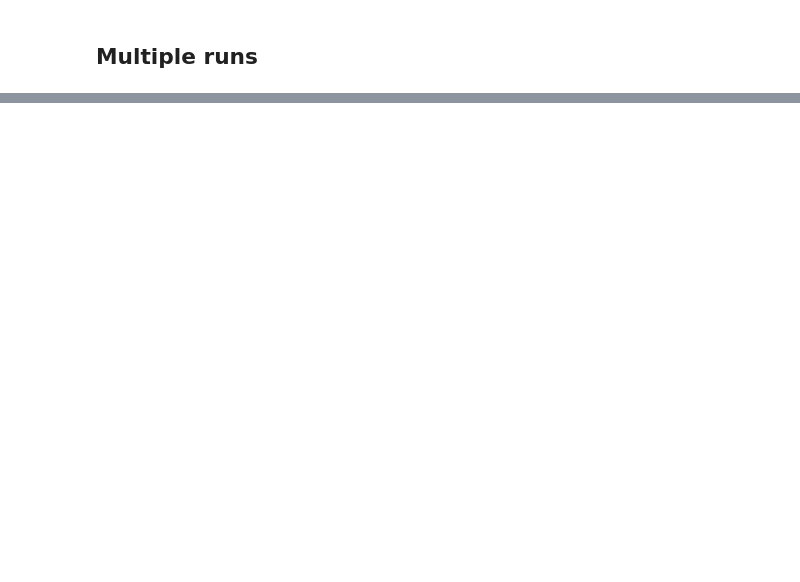
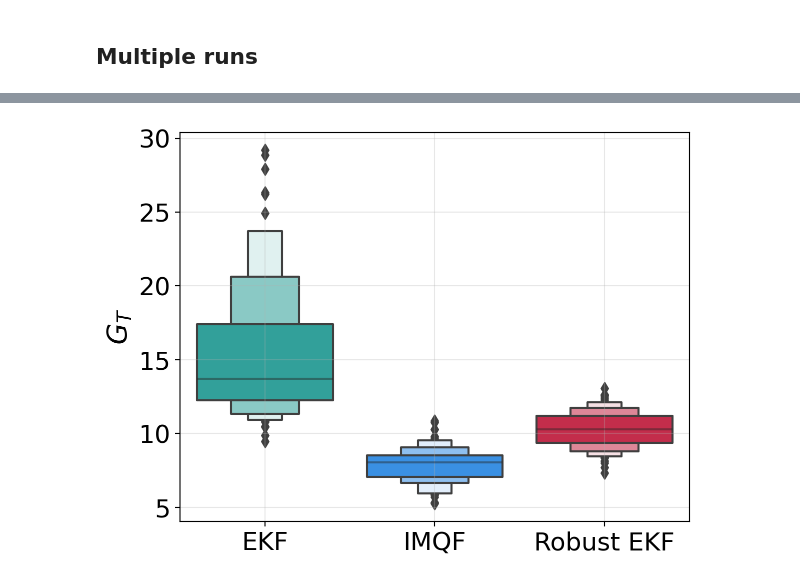
Before and after one commit to gerdm/weighted-likelihood-filter, a Jupyter notebook: experiments/online-mlp-training.ipynb, the cells around one changed output, grey strips where cells are left out. Cells and saved outputs as stored; diff of their text form; code cells hidden in the pictures; blank space fills up the shorter version.

```diff
--- a/experiments/online-mlp-training.ipynb
+++ b/experiments/online-mlp-training.ipynb
@@ -248,0 +248,4 @@ plt.savefig("./online-mlp-benchmark.pdf")
+# %%
+results_osa_df = jax.tree_map(lambda errs: jnp.sqrt(jnp.power(errs, 2).mean(axis=1)), errs_osa)
+results_osa_df = pd.DataFrame(results_osa_df)
+results_osa_df.describe()
@@ -248,0 +262,14 @@ plt.savefig("./online-mlp-benchmark.pdf")
+# %%
+sns.boxenplot(
+    results_osa_df.melt().query("value < 30"),
+    x="variable", y="value",
+    palette=cmap
+)
+plt.grid(alpha=0.3)
+# plt.yscale("log")
+plt.xlabel("")
+plt.ylabel("$G_T$", fontsize=20)
+plt.tight_layout()
+plt.savefig("./figures/online-mlp-benchmark.pdf")
+# %% [output]
+[figure, added]
```
Also changed, not shown: parts of 26 cells of this notebook.
